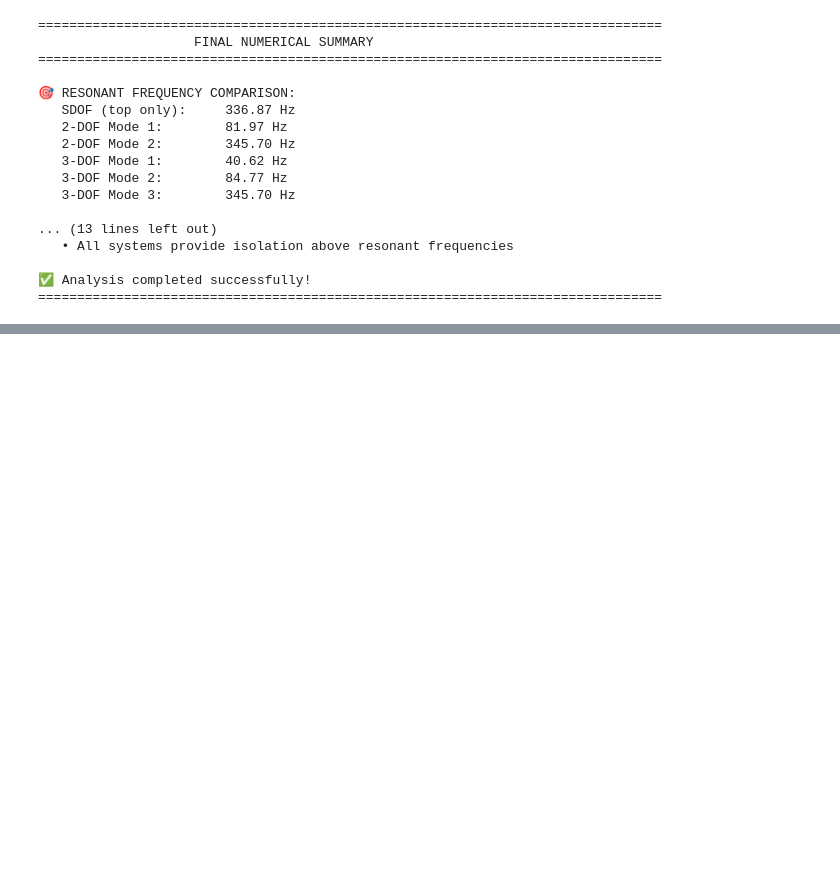
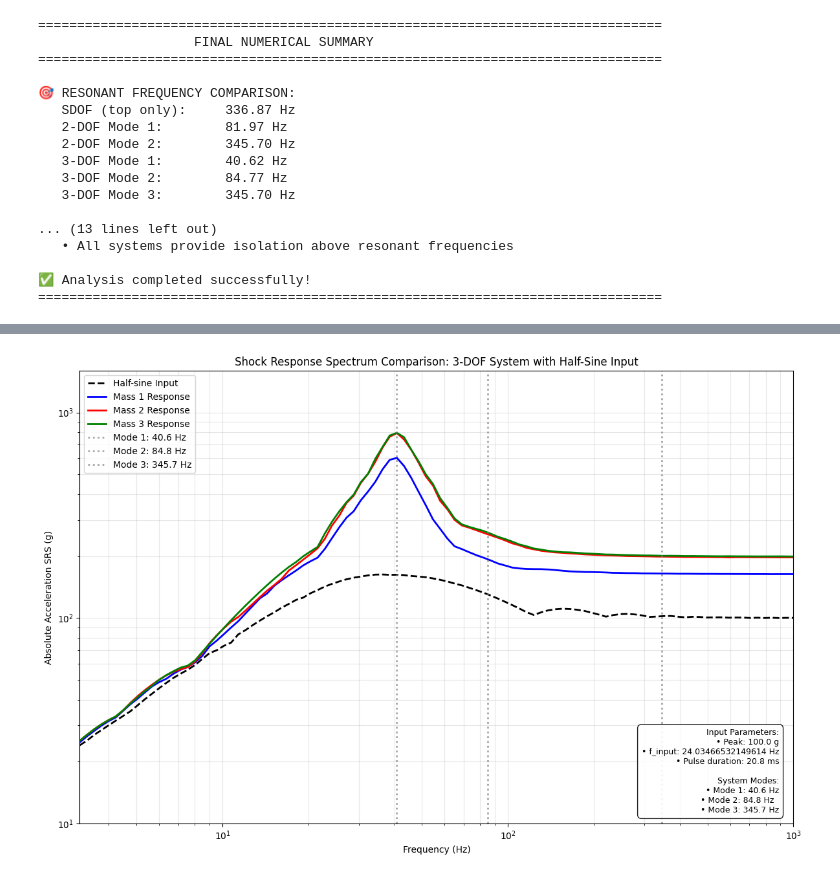
Before and after one commit to natecostello/python-test-repo, a Jupyter notebook: mdof_evaluation_refactored.ipynb, the cells around one changed output, grey strips where cells are left out. Cells and saved outputs as stored; diff of their text form; code cells hidden in the pictures; blank space fills up the shorter version.

```diff
--- a/mdof_evaluation_refactored.ipynb
+++ b/mdof_evaluation_refactored.ipynb
@@ -2942,0 +1211,97 @@ plt.show()
+# %%
+import numpy as np
+import matplotlib.pyplot as plt
+
+# SRS Comparison: Half-Sine Input vs 3-DOF Mass Responses
+
+# Use the half-sine input and responses from cell 22
+# (These should be available from the previous half-sine example)
+
+# Get the half-sine input data - reconstruct from cell 22 parameters
+f_input_srs = threedof.fn[0]/1.69  # Hz
+T_pulse_srs = 1.0 / (2 * f_input_srs)
+peak_srs = 100.0  # g
+
+# Time parameters (match cell 22)
+f_mode1_srs = threedof.fn[0]
+cycles_srs = 5
+mode_period_srs = 1.0 / f_mode1_srs
+t_total_srs = T_pulse_srs + cycles_srs * mode_period_srs
+
+# Sampling (match cell 22)
+sample_factor_srs = 20
+fs_srs = np.max(threedof.fn) * sample_factor_srs
+t_srs = np.linspace(0, t_total_srs, int(t_total_srs * fs_srs))
+
+# Recreate half-sine input
+a_base_srs = np.zeros_like(t_srs)
+mask_srs = t_srs <= T_pulse_srs
+a_base_srs[mask_srs] = peak_srs * np.sin(np.pi * t_srs[mask_srs] / T_pulse_srs)
+
+# Get 3-DOF response
+t_out_srs, a_3d_srs = time_response(threedof, t_srs, a_base_srs)
+
+# Define frequency range for SRS calculation
+freq_srs_range = np.logspace(0.5, 3, 100)  # 3.16 Hz to 1000 Hz, 100 points
+
+# Compute SRS for each signal
+print("Computing SRS for half-sine input...")
+srs_input = shock_response_spectrum(t_srs, a_base_srs, freq_srs_range, damping_ratio=0.05, speed_level='optimal')
+
+print("Computing SRS for Mass 1 response...")
+srs_mass1 = shock_response_spectrum(t_out_srs, a_3d_srs[0], freq_srs_range, damping_ratio=0.05, speed_level='optimal')
+
+print("Computing SRS for Mass 2 response...")
+srs_mass2 = shock_response_spectrum(t_out_srs, a_3d_srs[1], freq_srs_range, damping_ratio=0.05, speed_level='optimal')
+
+print("Computing SRS for Mass 3 response...")
+srs_mass3 = shock_response_spectrum(t_out_srs, a_3d_srs[2], freq_srs_range, damping_ratio=0.05, speed_level='optimal')
+
+# Plot SRS comparison
+plt.figure(figsize=(12, 8))
+
+# Plot all SRS curves
+plt.loglog(freq_srs_range, srs_input, 'k--', linewidth=2, label='Half-sine Input')
+plt.loglog(freq_srs_range, srs_mass1, 'b-', linewidth=2, label='Mass 1 Response')
+plt.loglog(freq_srs_range, srs_mass2, 'r-', linewidth=2, label='Mass 2 Response')
+plt.loglog(freq_srs_range, srs_mass3, 'g-', linewidth=2, label='Mass 3 Response')
+
+# Add vertical lines at modal frequencies
+for j, fn in enumerate(threedof.fn):
+    if fn <= 1000:  # Only show lines within frequency range
+        plt.axvline(fn, color='gray', linestyle=':', alpha=0.7,
+                    label=f'Mode {j+1}: {fn:.1f} Hz' if j < 3 else None)
+
+# Formatting
+plt.xlabel('Frequency (Hz)')
+plt.ylabel('Absolute Acceleration SRS (g)')
+plt.title('Shock Response Spectrum Comparison: 3-DOF System with Half-Sine Input')
+plt.grid(True, which="both", alpha=0.3)
+plt.legend(loc='upper left', fontsize=10)
+plt.xlim(freq_srs_range[0], freq_srs_range[-1])
+plt.ylim(10, np.max([srs_input, srs_mass1, srs_mass2, srs_mass3]) * 2)
+
+# Add info box with system parameters
+info_box_text = f"""Input Parameters:
+• Peak: {peak_srs} g
+• f_input: {f_input_srs} Hz
+• Pulse duration: {T_pulse_srs*1000:.1f} ms
+
+System Modes:
+• Mode 1: {threedof.fn[0]:.1f} Hz
+• Mode 2: {threedof.fn[1]:.1f} Hz
+• Mode 3: {threedof.fn[2]:.1f} Hz"""
+
+plt.text(0.98, 0.02, info_box_text, transform=plt.gca().transAxes,
+         fontsize=9, verticalalignment='bottom', horizontalalignment='right',
+         bbox=dict(boxstyle='round,pad=0.5', facecolor='white', alpha=0.9))
+
+plt.tight_layout()
+plt.show()
+
+print(f"\nSRS Computation Complete!")
+print(f"Input peak: {np.max(srs_input):.1f} g at {freq_srs_range[np.argmax(srs_input)]:.1f} Hz")
+print(f"Mass 1 peak: {np.max(srs_mass1):.1f} g at {freq_srs_range[np.argmax(srs_mass1)]:.1f} Hz")
+print(f"Mass 2 peak: {np.max(srs_mass2):.1f} g at {freq_srs_range[np.argmax(srs_mass2)]:.1f} Hz")
+print(f"Mass 3 peak: {np.max(srs_mass3):.1f} g at {freq_srs_range[np.argmax(srs_mass3)]:.1f} Hz")
+# %% [output]
@@ -2942,0 +1315 @@ plt.show()
+[figure, new version]
```
Also changed, not shown: parts of 37 cells of this notebook.
